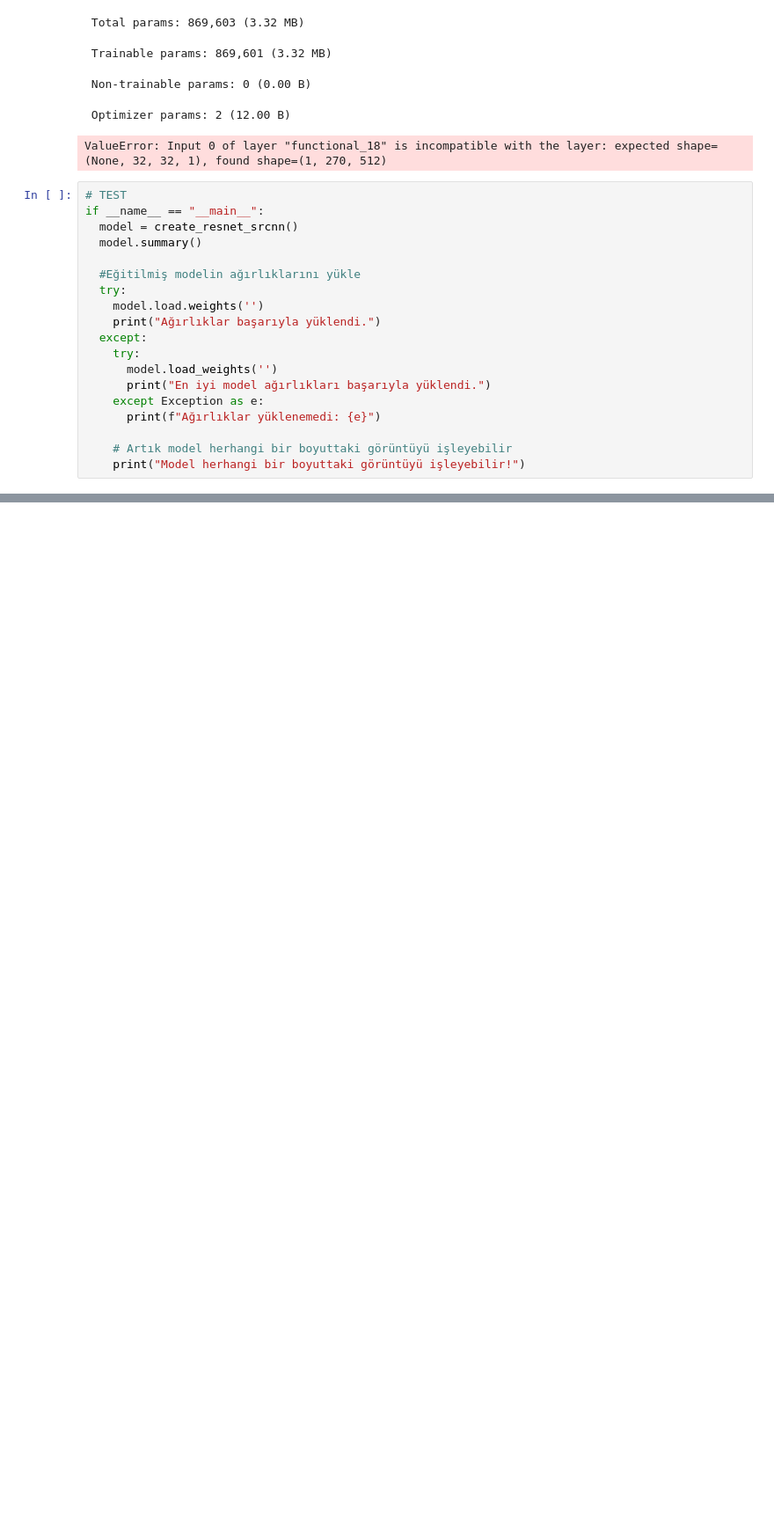
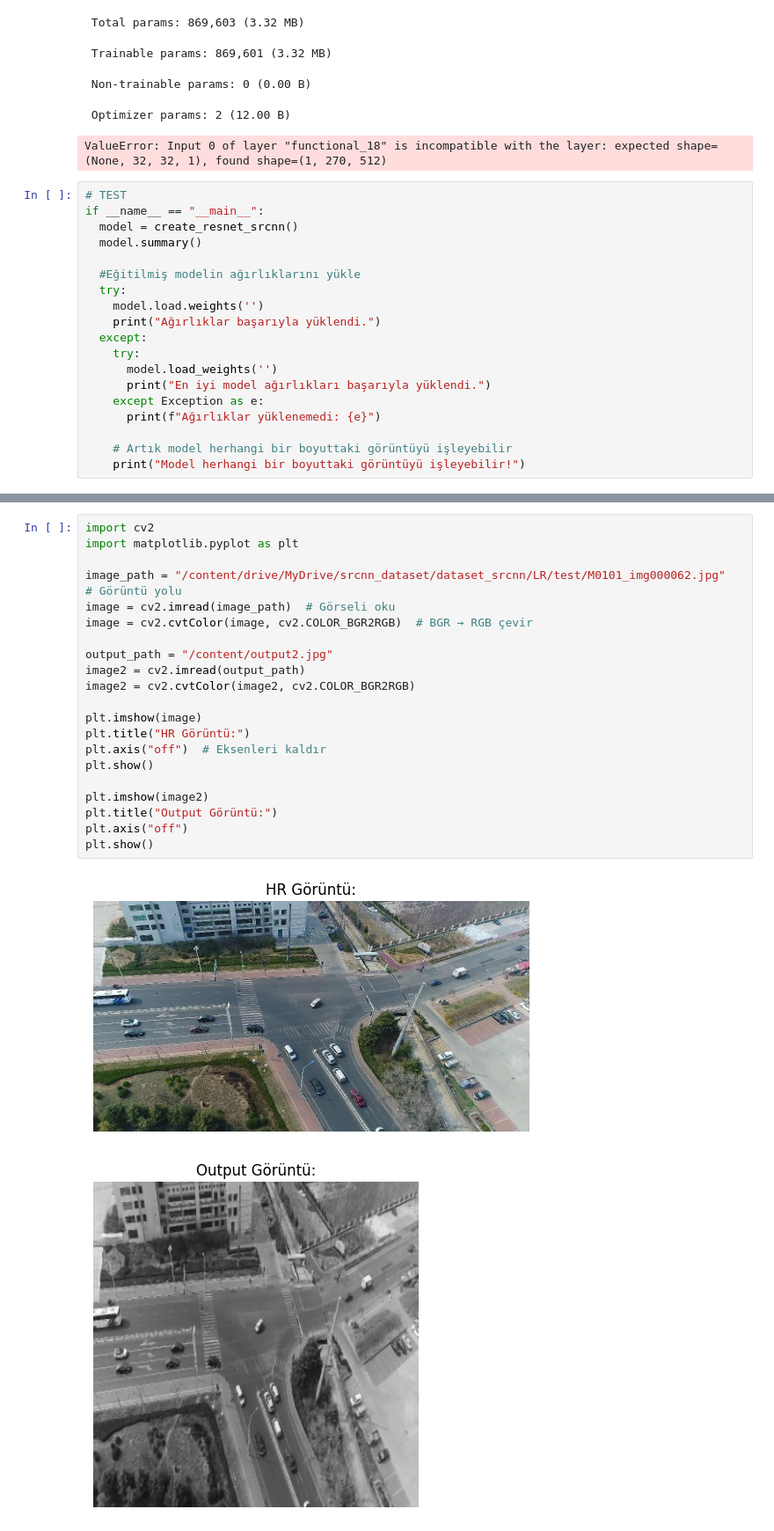
Before and after one commit to beyzaturku/2209, a Jupyter notebook: SRCNN/ResNet_SRCNN.ipynb, the cells around one changed output, grey strips where cells are left out. Shown at 88% size. Drawn from its saved outputs; the diff is of its cells as text; blank space fills up the shorter version.

```diff
--- a/SRCNN/ResNet_SRCNN.ipynb
+++ b/SRCNN/ResNet_SRCNN.ipynb
@@ -573,0 +582,24 @@ if __name__ == "__main__":
+# %%
+import cv2
+import matplotlib.pyplot as plt
+
+image_path = "/content/drive/MyDrive/srcnn_dataset/dataset_srcnn/LR/test/M0101_img000062.jpg"  # Görüntü yolu
+image = cv2.imread(image_path)  # Görseli oku
+image = cv2.cvtColor(image, cv2.COLOR_BGR2RGB)  # BGR → RGB çevir
+
+output_path = "/content/output2.jpg"
+image2 = cv2.imread(output_path)
+image2 = cv2.cvtColor(image2, cv2.COLOR_BGR2RGB)
+
+plt.imshow(image)
+plt.title("HR Görüntü:")
+plt.axis("off")  # Eksenleri kaldır
+plt.show()
+
+plt.imshow(image2)
+plt.title("Output Görüntü:")
+plt.axis("off")
+plt.show()
+# %% [output]
+[figure, added]
+[figure, added]
```
Also changed, not shown: parts of 3 cells of this notebook.
